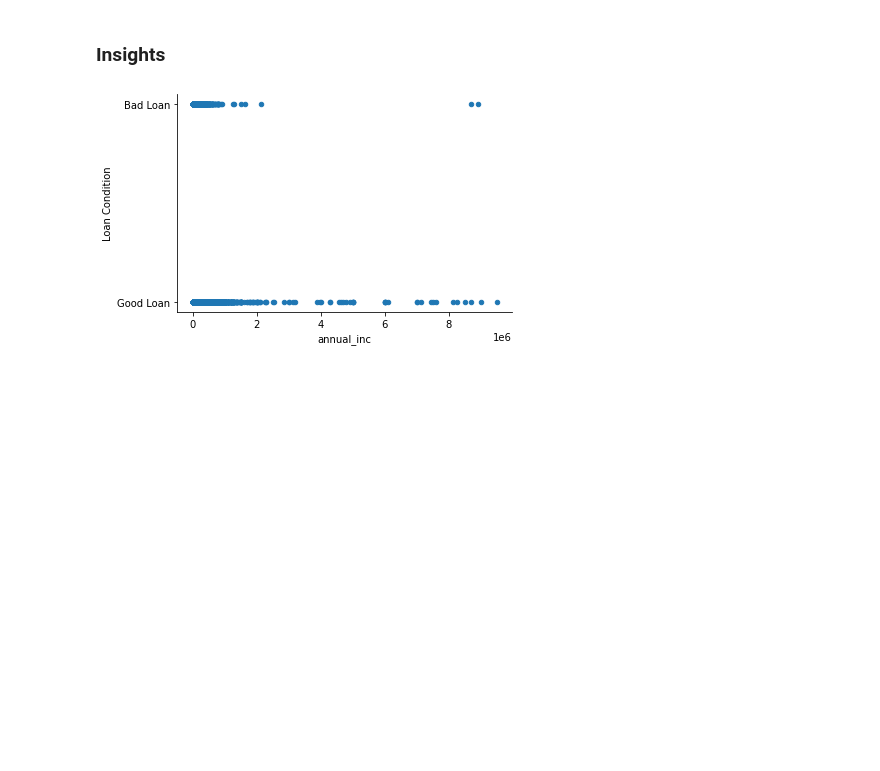
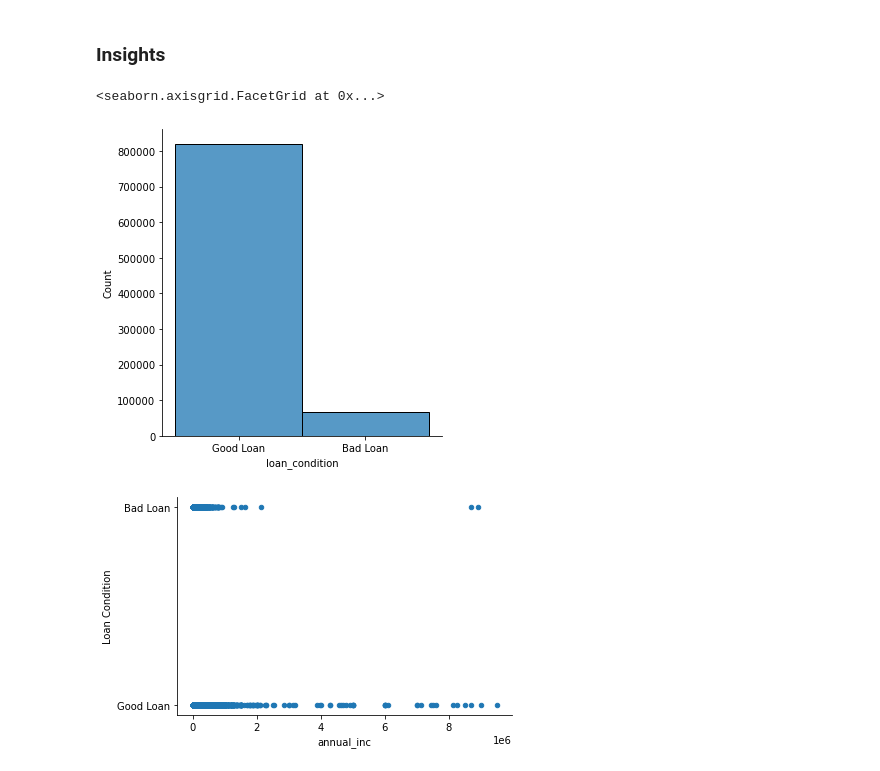
Before and after one commit to hardefarogonondo/git-notebook, a Jupyter notebook: TheIrishDummyBankProject.ipynb, the cells around one changed output. Cells and saved outputs as stored; diff of their text form; code cells hidden in the pictures; blank space fills up the shorter version.

```diff
--- a/TheIrishDummyBankProject.ipynb
+++ b/TheIrishDummyBankProject.ipynb
@@ -114,6 +115,11 @@ sns.heatmap(data = irish_bank_data.corr())
 [figure]
 # %% [markdown]
 ### Insights
+# %%
+sns.displot(data = irish_bank_data, x = "loan_condition")
+# %% [output]
+<seaborn.axisgrid.FacetGrid at 0x...>
+[figure, added]
 # %%
 irish_bank_data.plot.scatter('annual_inc', 'loan_condition')
 plt.ylabel("Loan Condition")
```
Also changed, not shown: parts of 25 cells of this notebook.
